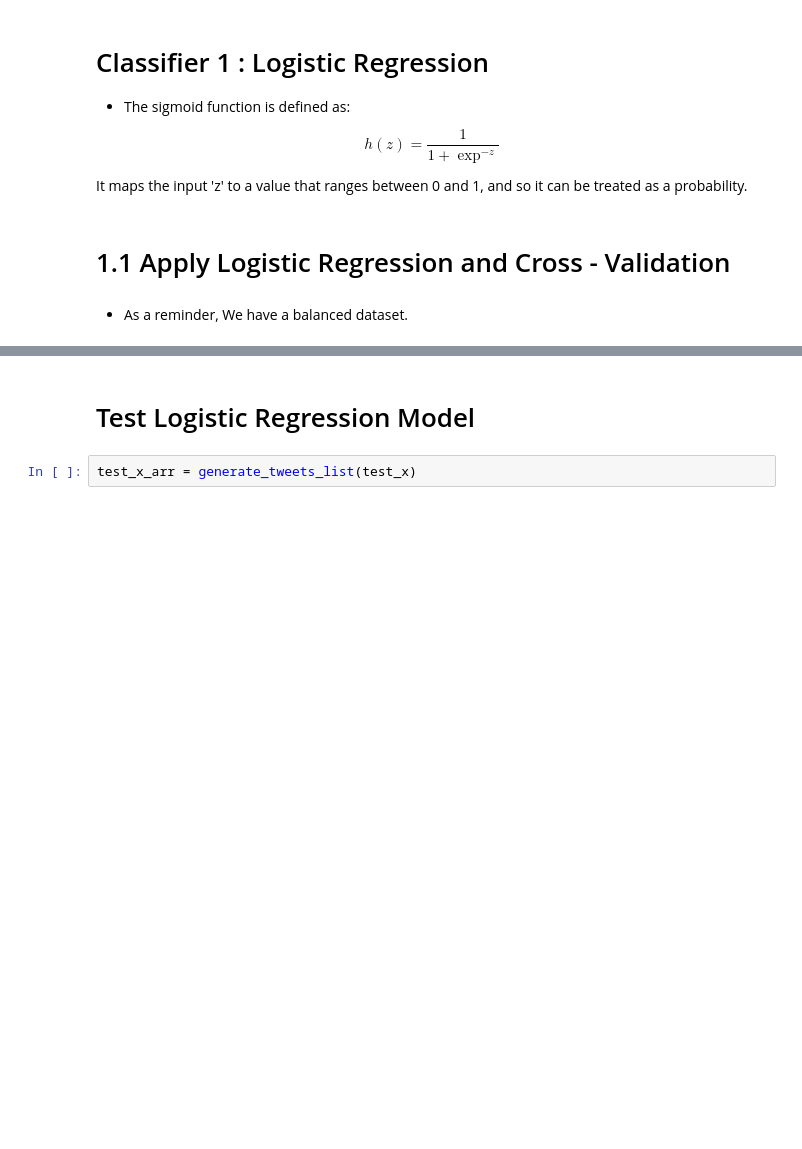
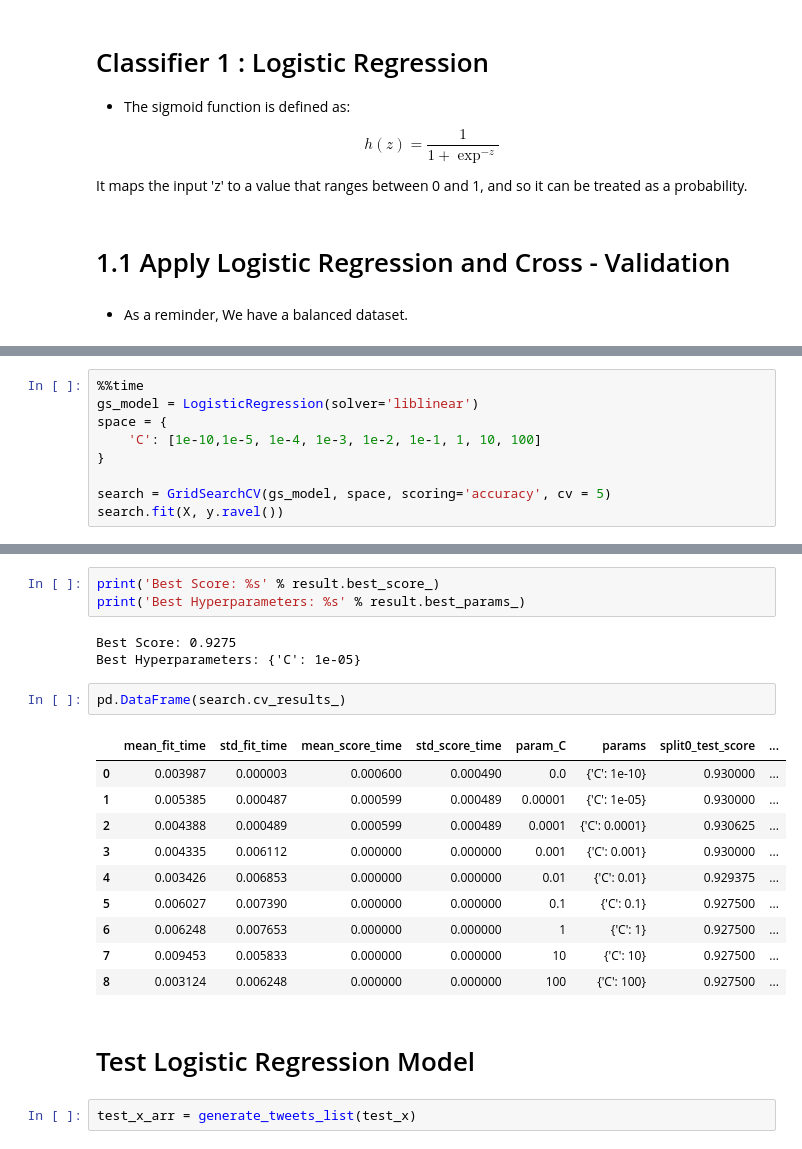
Before and after one commit to melihkacaman/Characterizing-Profile-on-Twitter-Data, a Jupyter notebook: 04 Train Politics Classifier .ipynb, the cells around one changed output, grey strips where cells are left out. Drawn from its saved outputs; the diff is of its cells as text; blank space fills up the shorter version.

```diff
--- a/04 Train Politics Classifier .ipynb
+++ b/04 Train Politics Classifier .ipynb
@@ -196,0 +231,9 @@ array([0.505625, 0.4875  , 0.509375, 0.5     , 0.504375])
+# %%
+%%time
+gs_model = LogisticRegression(solver='liblinear')
+space = {
+    'C': [1e-10,1e-5, 1e-4, 1e-3, 1e-2, 1e-1, 1, 10, 100]
+}
+
+search = GridSearchCV(gs_model, space, scoring='accuracy', cv = 5)
+search.fit(X, y.ravel())
@@ -197,3 +246,22 @@ array([0.505625, 0.4875  , 0.509375, 0.5     , 0.504375])
+# %%
+print('Best Score: %s' % result.best_score_)
+print('Best Hyperparameters: %s' % result.best_params_)
+# %% [output]
+Best Score: 0.9275
+Best Hyperparameters: {'C': 1e-05}
+# %%
+pd.DataFrame(search.cv_results_)
+# %% [output]
+|  | mean_fit_time | std_fit_time | mean_score_time | std_score_time | param_C | params | split0_test_score | ... |
+| 0 | 0.003987 | 0.000003 | 0.000600 | 0.000490 | 0.0 | {'C': 1e-10} | 0.930000 | ... |
+| 1 | 0.005385 | 0.000487 | 0.000599 | 0.000489 | 0.00001 | {'C': 1e-05} | 0.930000 | ... |
+| 2 | 0.004388 | 0.000489 | 0.000599 | 0.000489 | 0.0001 | {'C': 0.0001} | 0.930625 | ... |
+| 3 | 0.004335 | 0.006112 | 0.000000 | 0.000000 | 0.001 | {'C': 0.001} | 0.930000 | ... |
+| 4 | 0.003426 | 0.006853 | 0.000000 | 0.000000 | 0.01 | {'C': 0.01} | 0.929375 | ... |
+| 5 | 0.006027 | 0.007390 | 0.000000 | 0.000000 | 0.1 | {'C': 0.1} | 0.927500 | ... |
+| 6 | 0.006248 | 0.007653 | 0.000000 | 0.000000 | 1 | {'C': 1} | 0.927500 | ... |
+| 7 | 0.009453 | 0.005833 | 0.000000 | 0.000000 | 10 | {'C': 10} | 0.927500 | ... |
+| 8 | 0.003124 | 0.006248 | 0.000000 | 0.000000 | 100 | {'C': 100} | 0.927500 | ... |
 # %% [markdown]
 # Test Logistic Regression Model
 # %%
```
Also changed, not shown: parts of 10 cells of this notebook.
